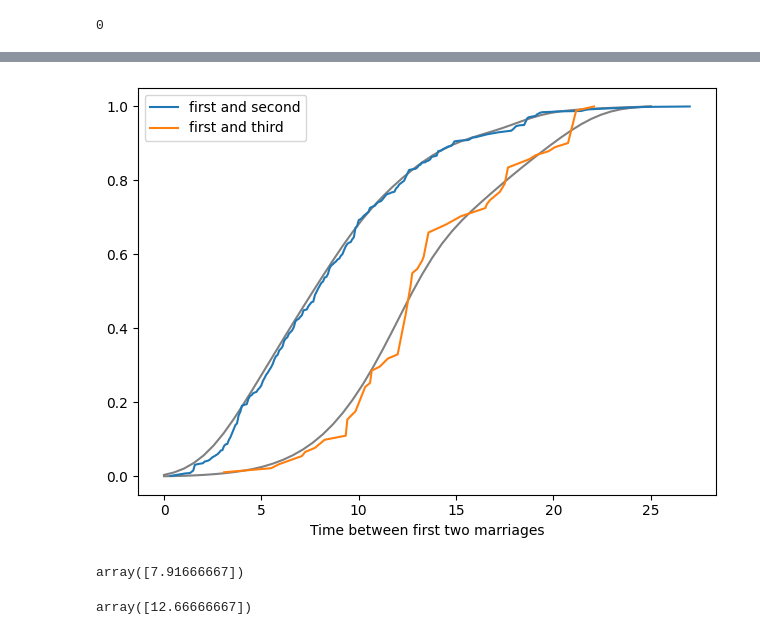
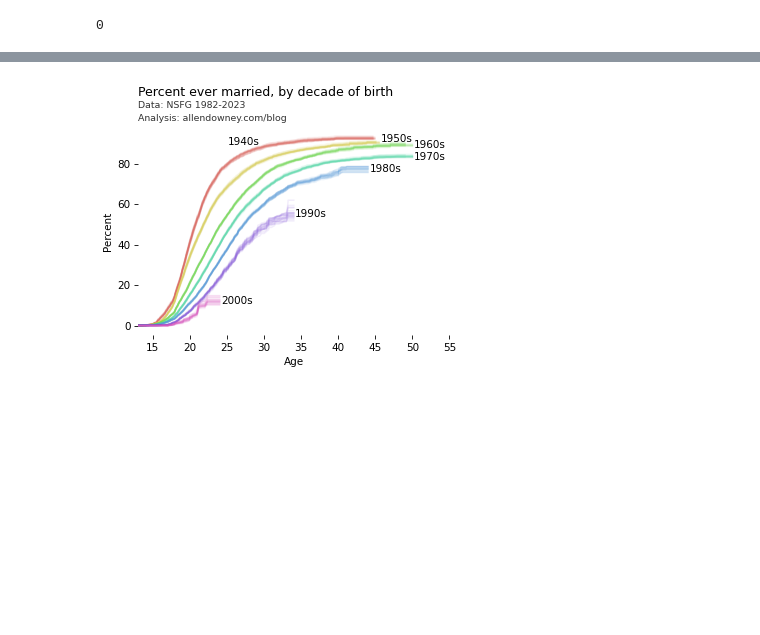
Before and after one commit to AllenDowney/MarriageNSFG, a Jupyter notebook: marriage_lifelines.ipynb, the cells around one changed output, grey strips where cells are left out. Saved outputs shown, nothing was run; the diff lists cells and outputs as text; code cells hidden in the pictures; blank space fills up the shorter version.

```diff
--- a/marriage_lifelines.ipynb
+++ b/marriage_lifelines.ipynb
@@ -258,7 +236,7 @@ def make_kmf_map(grouped):
 evrmarry = sample['evrmarry']
 sample['observed'] = evrmarry
 sample.loc[evrmarry, 'duration'] = sample['agemarry']
-sample.loc[~evrmarry, 'duration'] = sample['age']
+sample.loc[~evrmarry, 'duration'] = sample['ager']
 # %%
 grouped = sample.groupby('birth_index')
 nsfg_map = make_kmf_map(grouped)
@@ -282,5 +289,0 @@ decorate_plot()
-# %%
-fig, ax = plt.subplots()
-plot_kmf_map(ax, nsfg_map, cohorts, label='')
-PlotSurvivalFunctions(sf_map)
-decorate_plot(title='U.S. Women, NSFG')
@@ -357,30 +304,35 @@ decorate(xlabel='Time between first three marriages')
-# %%
-from scipy.stats import gaussian_kde
-
-kde_two = gaussian_kde(time_between_two.dropna())
-kde_three = gaussian_kde(time_between_three.dropna())
-
-qs = np.linspace(0, 25)
-ps = kde_two(qs)
-pmf = Pmf(ps, qs)
-pmf.normalize()
-pmf.make_cdf().plot(color='gray')
-
-ps = kde_three(qs)
-pmf = Pmf(ps, qs)
-pmf.normalize()
-pmf.make_cdf().plot(color='gray')
-
-pmf_two.make_cdf().plot()
-pmf_three.make_cdf().plot()
-decorate(xlabel='Time between first two marriages')
-# %% [output]
-[figure, removed]
-# %%
-np.percentile(time_between_two.dropna(), [50])
-# %% [output]
-array([7.91666667])
-# %%
-np.percentile(time_between_three.dropna(), [50])
-# %% [output]
-array([12.66666667])
+# %%
+def remove_spines():
+    """Remove the spines of a plot but keep the ticks visible."""
+    ax = plt.gca()
+    for spine in ax.spines.values():
+        spine.set_visible(False)
+
+    # Ensure ticks stay visible
+    ax.xaxis.set_ticks_position('bottom')
+    ax.yaxis.set_ticks_position('left')
+# %%
+palette = sns.color_palette('hls', len(cohorts))
+options = dict(alpha=0.1)
+nudge = {40: -2, 50:2}
+
+for i, cohort in enumerate(cohorts):
+    series_list = kmf_series[cohort]
+    coords = []
+    for series in series_list:
+        coords.append((series.index[-1], series.iloc[-1]))
+        series.plot(label='', color=palette[i], **options)
+
+    xs, ys = np.transpose(coords)
+    x = xs.max() + 0.2
+    y = ys.mean() + nudge.get(cohort, 0)
+    if cohort == 40:
+        x -= 20
+    text = f'{1900+cohort}s'
+    plt.text(x, y, text, va='center')
+
+decorate_plot()
+remove_spines()
+plt.savefig('marriage23.png', dpi=300)
+# %% [output]
+[figure, added]
```
Also changed, not shown: parts of 31 cells of this notebook, 1 other file.
